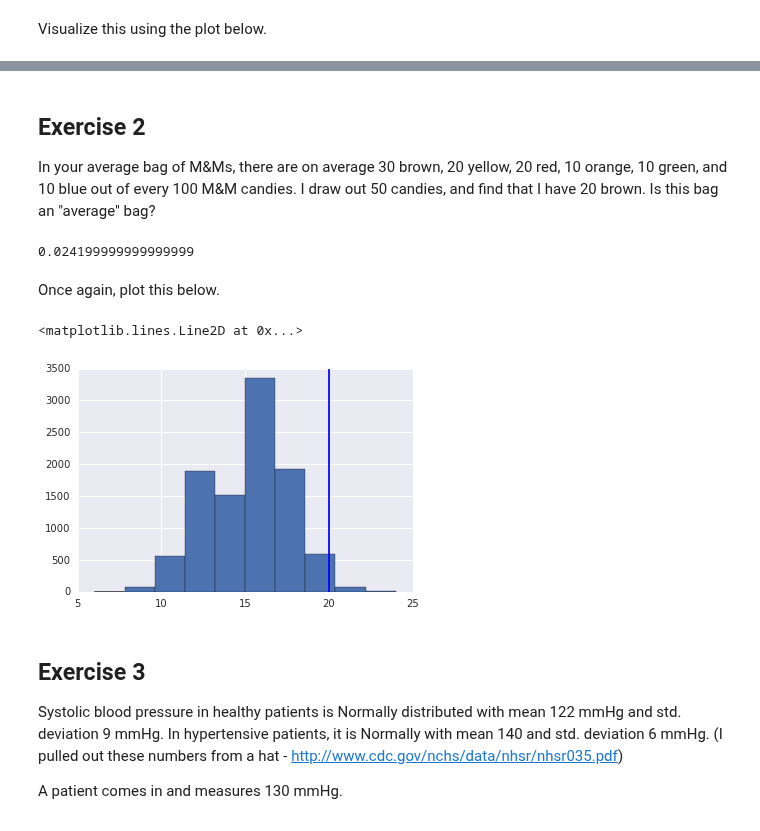
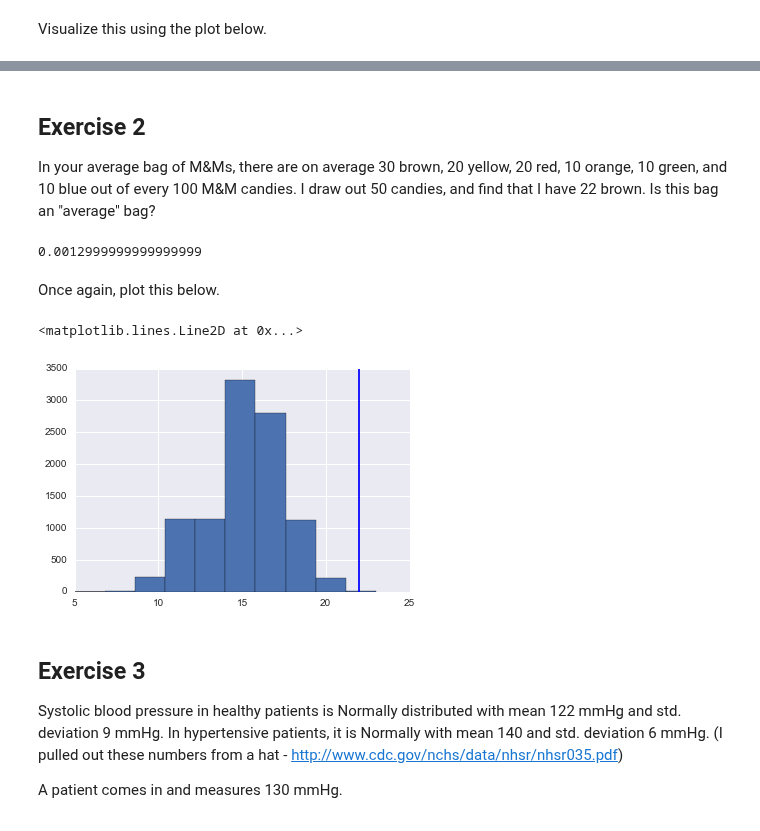
Before and after one commit to ericmjl/be-stats-iap2016, a Jupyter notebook: Inferential Statistics.ipynb, the cells around one changed output, grey strips where cells are left out. Saved outputs shown, nothing was run; the diff lists cells and outputs as text; code cells hidden in the pictures.

```diff
--- a/Inferential Statistics.ipynb
+++ b/Inferential Statistics.ipynb
@@ -85,20 +99,20 @@ plt.axvline(14)
 # %% [markdown]
 ## Exercise 2
 
-In your average bag of M&Ms, there are on average 30 brown, 20 yellow, 20 red, 10 orange, 10 green, and 10 blue out of every 100 M&M candies. I draw out 50 candies, and find that I have 20 brown. Is this bag an "average" bag?
+In your average bag of M&Ms, there are on average 30 brown, 20 yellow, 20 red, 10 orange, 10 green, and 10 blue out of every 100 M&M candies. I draw out 50 candies, and find that I have 22 brown. Is this bag an "average" bag?
 # %%
-null_hypergeom = hypergeom.rvs(100, 30, 50, size=10000)
-sum(null_hypergeom >= 20) / 10000
+null_hypergeom = hypergeom.rvs(M=100, n=30, N=50, size=10000)
+sum(null_hypergeom >= 22) / 10000
 # %% [output]
-0.024199999999999999
+0.0012999999999999999
 # %% [markdown]
 Once again, plot this below.
 # %%
 plt.hist(null_hypergeom)
-plt.axvline(20)
+plt.axvline(22)
 # %% [output]
 <matplotlib.lines.Line2D at 0x...>
-[figure, old version]
+[figure, new version]
 # %% [markdown]
 ## Exercise 3
 
```
Also changed, not shown: parts of 40 cells of this notebook, 1 other file.
